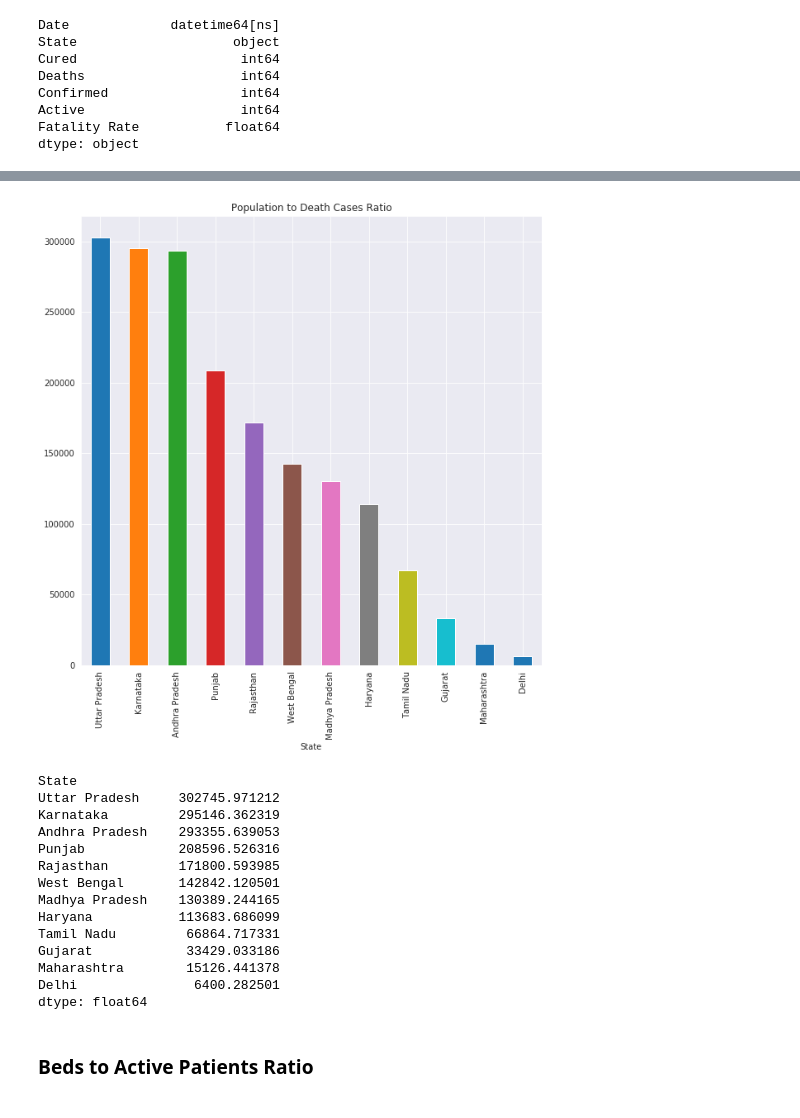
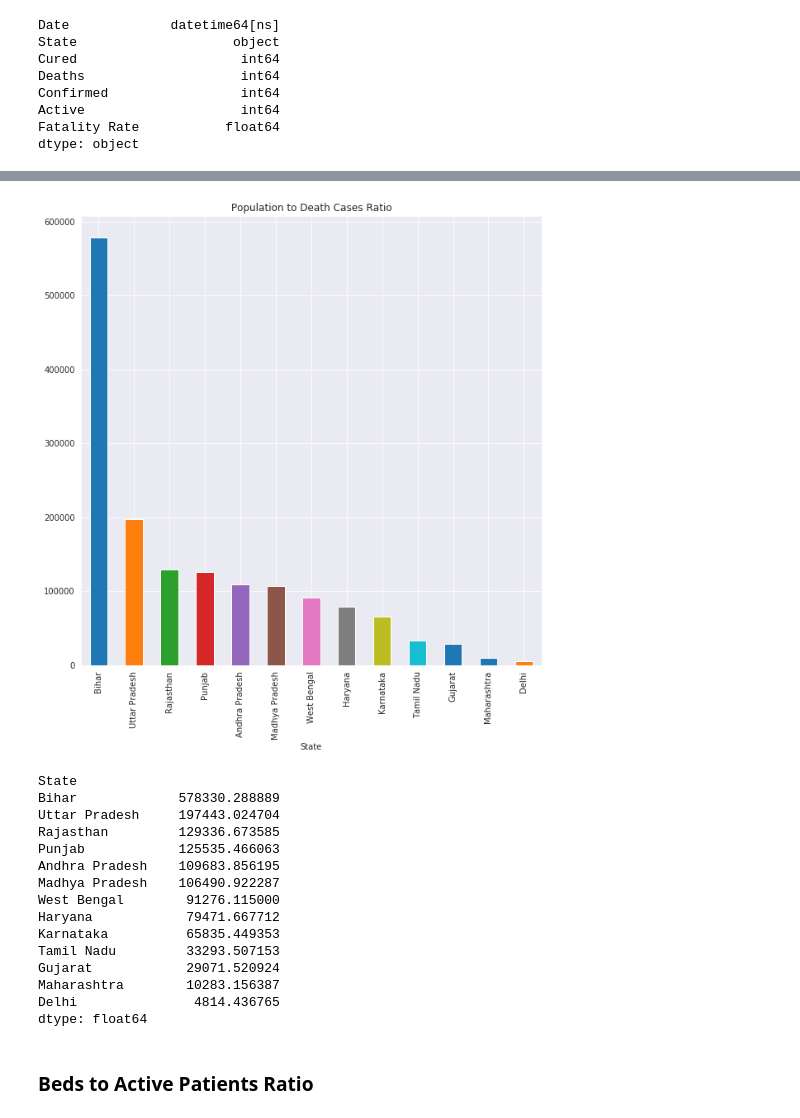
Before and after one commit to akashpshah/Covid19_Analysis, a Jupyter notebook: notebooks/Covid_19_India_Analysis_Part_1.ipynb, the cells around one changed output, grey strips where cells are left out. Saved outputs shown, nothing was run; the diff lists cells and outputs as text; code cells hidden in the pictures.

```diff
--- a/notebooks/Covid_19_India_Analysis_Part_1.ipynb
+++ b/notebooks/Covid_19_India_Analysis_Part_1.ipynb
@@ -24,6 +24,9 @@ pd.set_option('display.max_columns', 30)
 sns.set_style('darkgrid')
 # %%
 plt.rcParams["figure.figsize"] = [10, 10]
+# %%
+# report_date = (datetime.datetime.now().date() - datetime.timedelta(days=1)).strftime('%Y-%m-%d')
+report_date = '2020-07-16'
 # %%
 age_df = pd.read_csv('../data/India/AgeGroupDetails.csv')
 # %%
@@ -558,32 +630,33 @@ Delhi               202.076880
 dtype: float64
 # %%
-latest_df = aggregated_df.loc[aggregated_df.index.get_level_values(0) == yesterday]
+latest_df = aggregated_df.loc[aggregated_df.index.get_level_values(0) == report_date]
 latest_df = latest_df.reset_index()
 latest_df = latest_df.set_index('State')
 latest_df = latest_df[latest_df.Deaths > 100]
 
 ser_pop_deaths_ratio = (latest_df.Population / latest_df.Deaths).sort_values(ascending=False)
 ser_pop_deaths_ratio.plot(kind='bar')
 plt.title('Population to Death Cases Ratio')
 plt.show()
 # %% [output]
-[figure, old version]
+[figure, new version]
 # %%
 ser_pop_deaths_ratio
 # %% [output]
 State
-Uttar Pradesh     302745.971212
-Karnataka         295146.362319
-Andhra Pradesh    293355.639053
-Punjab            208596.526316
-Rajasthan         171800.593985
-West Bengal       142842.120501
-Madhya Pradesh    130389.244165
-Haryana           113683.686099
-Tamil Nadu         66864.717331
-Gujarat            33429.033186
-Maharashtra        15126.441378
-Delhi               6400.282501
+Bihar             578330.288889
+Uttar Pradesh     197443.024704
+Rajasthan         129336.673585
+Punjab            125535.466063
+Andhra Pradesh    109683.856195
+Madhya Pradesh    106490.922287
+West Bengal        91276.115000
+Haryana            79471.667712
+Karnataka          65835.449353
+Tamil Nadu         33293.507153
+Gujarat            29071.520924
+Maharashtra        10283.156387
+Delhi               4814.436765
 dtype: float64
 # %% [markdown]
 ### Beds to Active Patients Ratio
```
Also changed, not shown: parts of 170 cells of this notebook, 51 other files.
